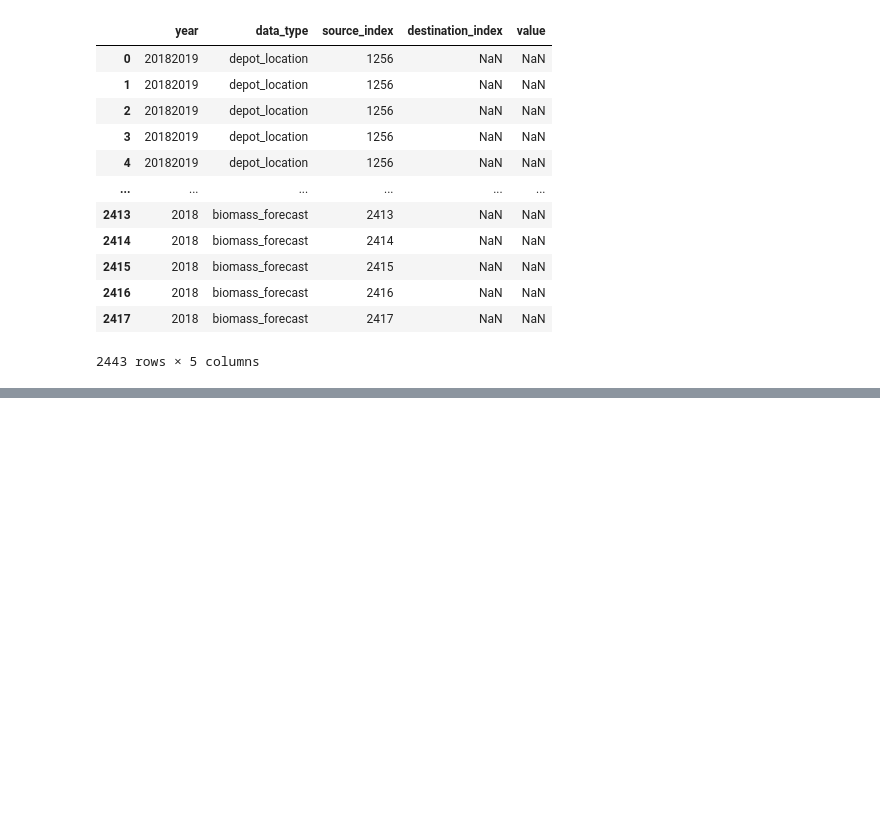
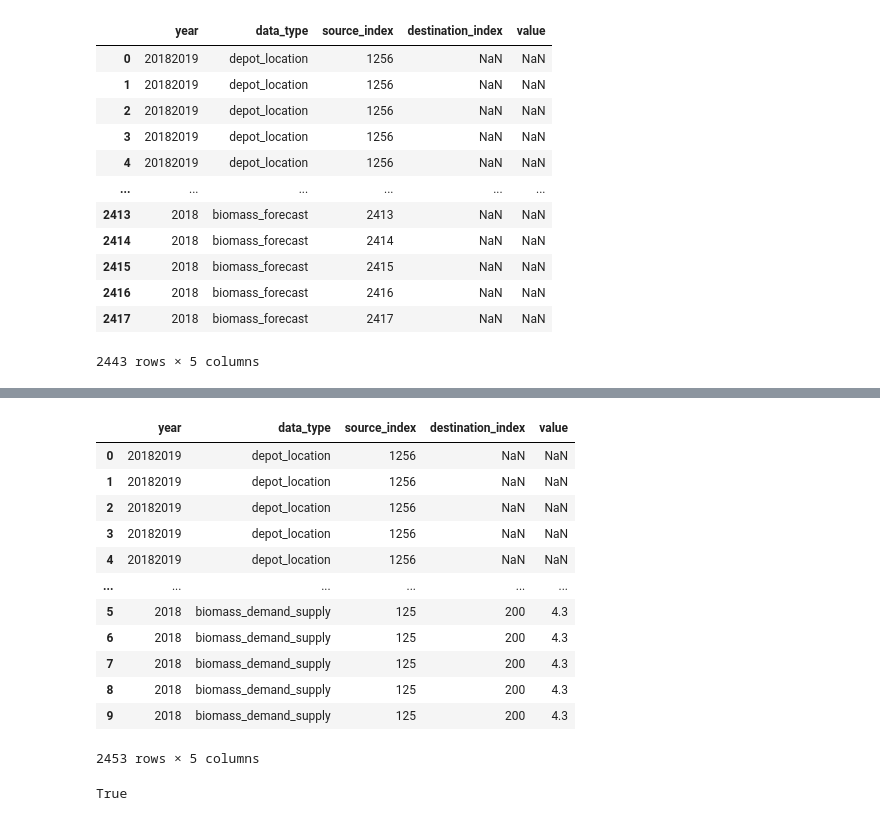
Before and after one commit to irfanthayyil/Shell_Hackathon_2023, a Jupyter notebook: src/notebooks/create_submission.ipynb, the cells around one changed output, grey strips where cells are left out. Saved outputs shown, nothing was run; the diff lists cells and outputs as text; code cells hidden in the pictures; blank space fills up the shorter version.

```diff
--- a/src/notebooks/create_submission.ipynb
+++ b/src/notebooks/create_submission.ipynb
@@ -123,0 +138,28 @@ biomass_demand_supply_matrix
+# %%
+biomass_source_index = [125]*10
+biomass_destination_index = [200]*10
+biomass_flow = [4.3]*10
+df1 = pd.DataFrame(columns=sample.columns)
+df1['year'] = [2018]*len(biomass_source_index)
+df1['data_type'] = ['biomass_demand_supply']*len(biomass_source_index)
+df1['source_index'] = biomass_source_index
+df1['destination_index'] = biomass_destination_index
+df1['value'] = biomass_flow
+
+sub = pd.concat([sub,df1])
+# %%
+sub
+# %% [output]
+|  | year | data_type | source_index | destination_index | value |
+| 0 | 20182019 | depot_location | 1256 | NaN | NaN |
+| 1 | 20182019 | depot_location | 1256 | NaN | NaN |
+| 2 | 20182019 | depot_location | 1256 | NaN | NaN |
+| 3 | 20182019 | depot_location | 1256 | NaN | NaN |
+| 4 | 20182019 | depot_location | 1256 | NaN | NaN |
+| ... | ... | ... | ... | ... | ... |
+| 5 | 2018 | biomass_demand_supply | 125 | 200 | 4.3 |
+| 6 | 2018 | biomass_demand_supply | 125 | 200 | 4.3 |
+| 7 | 2018 | biomass_demand_supply | 125 | 200 | 4.3 |
+| 8 | 2018 | biomass_demand_supply | 125 | 200 | 4.3 |
+| 9 | 2018 | biomass_demand_supply | 125 | 200 | 4.3 |
+2453 rows × 5 columns
@@ -123,0 +170,4 @@ biomass_demand_supply_matrix
+# %%
+list(nine[nine['data_type'] == 'biomass_demand_supply'].source_index) == list(eight[eight['data_type'] == 'biomass_demand_supply'].source_index)
+# %% [output]
+True
```
Also changed, not shown: parts of 9 cells of this notebook, 4 other files.
